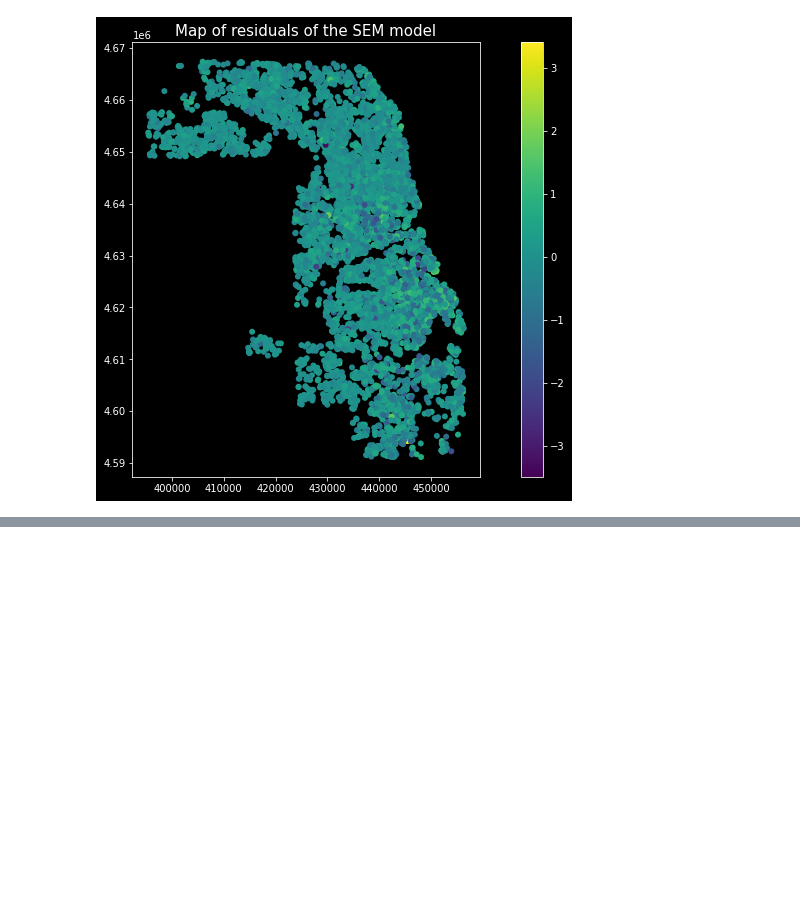
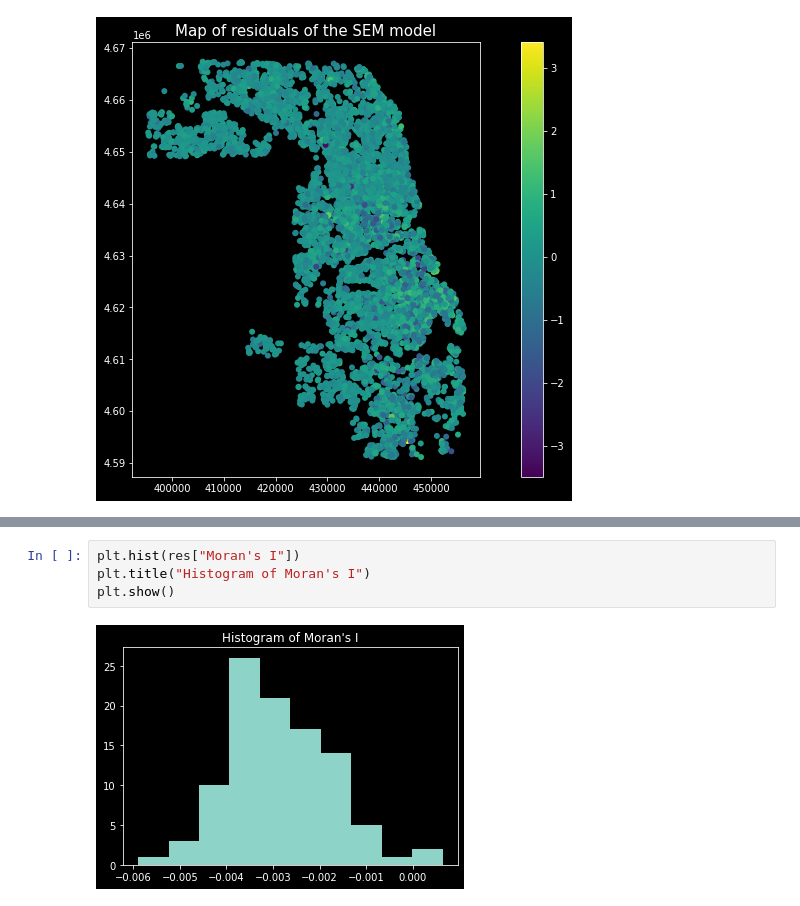
Before and after one commit to alexandermichels/ChicagoHousingModels, a Jupyter notebook: notebooks/SpatialErrorModel.ipynb, the cells around one changed output, grey strips where cells are left out. Drawn from its saved outputs; the diff is of its cells as text; blank space fills up the shorter version.

```diff
--- a/notebooks/SpatialErrorModel.ipynb
+++ b/notebooks/SpatialErrorModel.ipynb
@@ -132,0 +169,6 @@ plt.show()
+# %%
+plt.hist(res["Moran's I"])
+plt.title("Histogram of Moran's I")
+plt.show()
+# %% [output]
+[figure, added]
```
Also changed, not shown: parts of 15 cells of this notebook, 20 other files.
